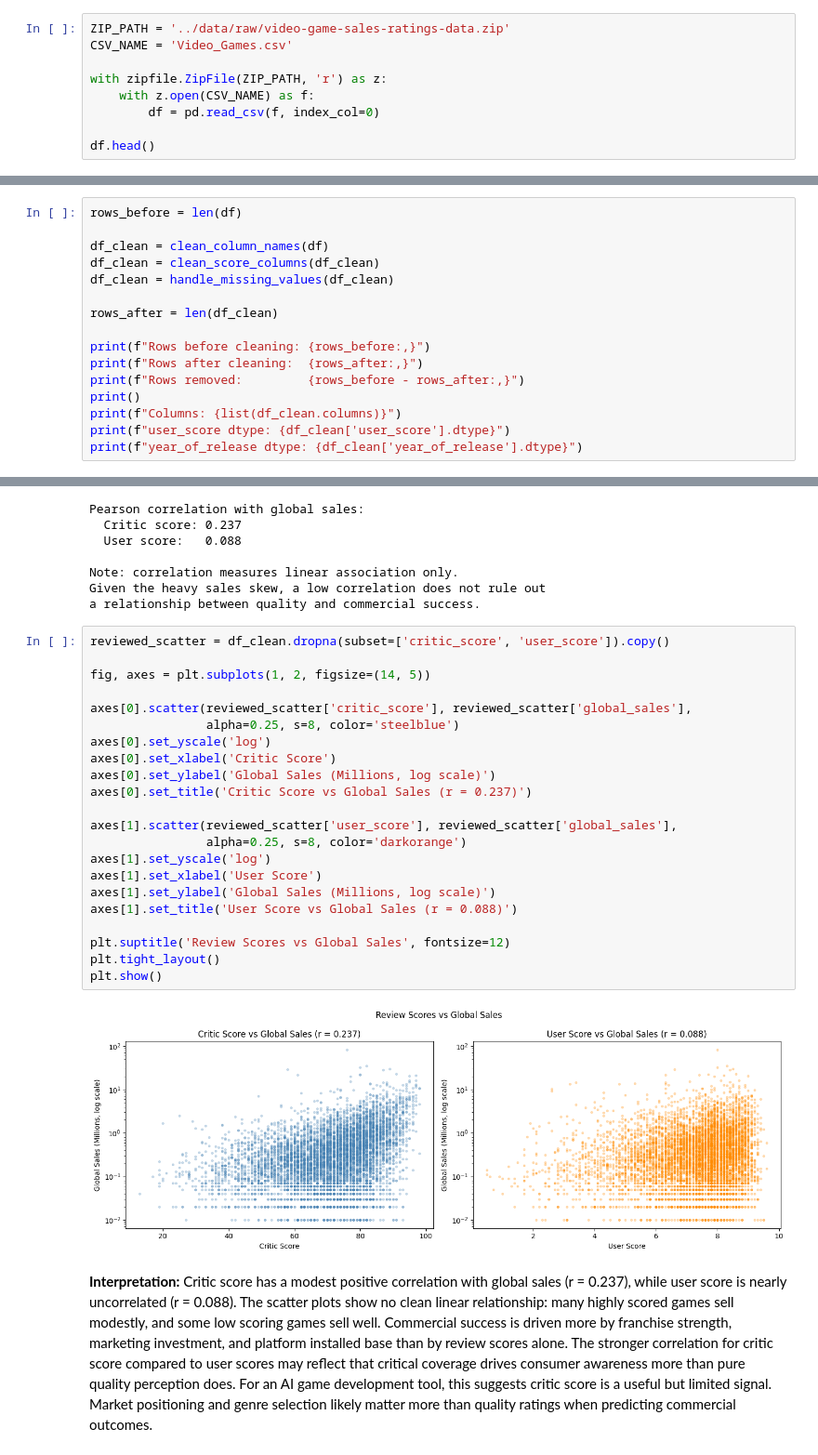
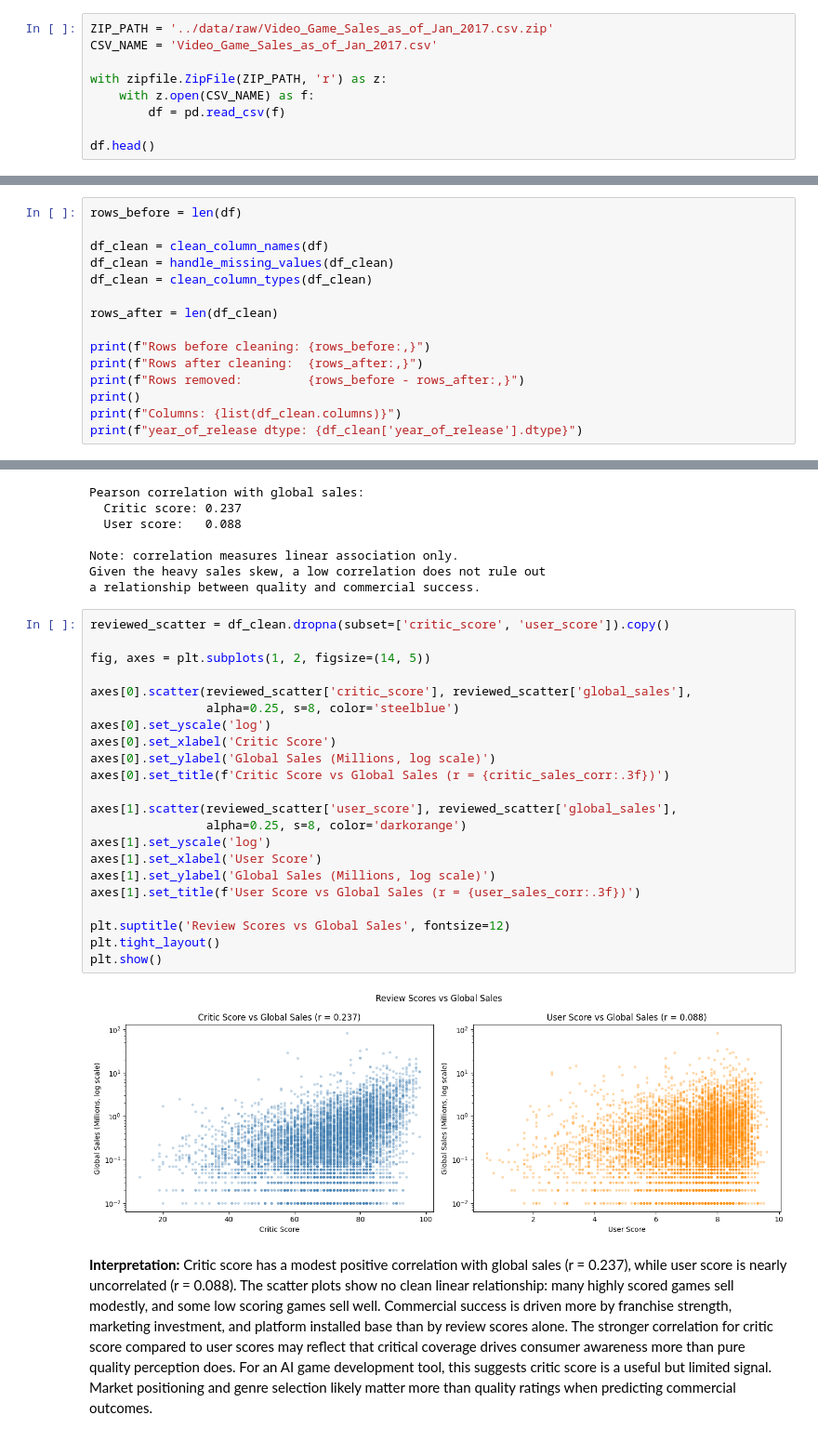
Before and after one commit to thebobmay/ai-programming-foundations-project, a Jupyter notebook: notebooks/data_workflow.ipynb, the cells around one changed output, grey strips where cells are left out. Shown at 93% size. Saved outputs shown, nothing was run; the diff lists cells and outputs as text.

```diff
--- a/notebooks/data_workflow.ipynb
+++ b/notebooks/data_workflow.ipynb
@@ -37,10 +37,10 @@ The dataset is stored as a zip archive at `data/raw/video-game-sales-ratings-dat
 # %%
-ZIP_PATH = '../data/raw/video-game-sales-ratings-data.zip'
-CSV_NAME = 'Video_Games.csv'
+ZIP_PATH = '../data/raw/Video_Game_Sales_as_of_Jan_2017.csv.zip'
+CSV_NAME = 'Video_Game_Sales_as_of_Jan_2017.csv'
 
 with zipfile.ZipFile(ZIP_PATH, 'r') as z:
     with z.open(CSV_NAME) as f:
-        df = pd.read_csv(f, index_col=0)
+        df = pd.read_csv(f)
 
 df.head()
 # %% [output]
@@ -286,8 +277,8 @@ Three cleaning functions are defined in `src/cleaning.py` and applied in sequenc
 rows_before = len(df)
 
 df_clean = clean_column_names(df)
-df_clean = clean_score_columns(df_clean)
 df_clean = handle_missing_values(df_clean)
+df_clean = clean_column_types(df_clean)
 
 rows_after = len(df_clean)
 
@@ -296,6 +287,5 @@ print(f"Rows after cleaning:  {rows_after:,}")
 print(f"Rows removed:         {rows_before - rows_after:,}")
 print()
 print(f"Columns: {list(df_clean.columns)}")
-print(f"user_score dtype: {df_clean['user_score'].dtype}")
 print(f"year_of_release dtype: {df_clean['year_of_release'].dtype}")
 # %% [output]
@@ -774,27 +763,27 @@ a relationship between quality and commercial success.
 # %%
 reviewed_scatter = df_clean.dropna(subset=['critic_score', 'user_score']).copy()
 
 fig, axes = plt.subplots(1, 2, figsize=(14, 5))
 
 axes[0].scatter(reviewed_scatter['critic_score'], reviewed_scatter['global_sales'],
                 alpha=0.25, s=8, color='steelblue')
 axes[0].set_yscale('log')
 axes[0].set_xlabel('Critic Score')
 axes[0].set_ylabel('Global Sales (Millions, log scale)')
-axes[0].set_title('Critic Score vs Global Sales (r = 0.237)')
+axes[0].set_title(f'Critic Score vs Global Sales (r = {critic_sales_corr:.3f})')
 
 axes[1].scatter(reviewed_scatter['user_score'], reviewed_scatter['global_sales'],
                 alpha=0.25, s=8, color='darkorange')
 axes[1].set_yscale('log')
 axes[1].set_xlabel('User Score')
 axes[1].set_ylabel('Global Sales (Millions, log scale)')
-axes[1].set_title('User Score vs Global Sales (r = 0.088)')
+axes[1].set_title(f'User Score vs Global Sales (r = {user_sales_corr:.3f})')
 
 plt.suptitle('Review Scores vs Global Sales', fontsize=12)
 plt.tight_layout()
 plt.show()
 # %% [output]
-[figure, old version]
+[figure, new version]
 # %% [markdown]
 **Interpretation:** Critic score has a modest positive correlation with global sales (r = 0.237), while user score is nearly uncorrelated (r = 0.088). The scatter plots show no clean linear relationship: many highly scored games sell modestly, and some low scoring games sell well. Commercial success is driven more by franchise strength, marketing investment, and platform installed base than by review scores alone. The stronger correlation for critic score compared to user scores may reflect that critical coverage drives consumer awareness more than pure quality perception does. For an AI game development tool, this suggests critic score is a useful but limited signal. Market positioning and genre selection likely matter more than quality ratings when predicting commercial outcomes.
 # %% [markdown]
```
Also changed, not shown: parts of 51 cells of this notebook, 11 other files.
